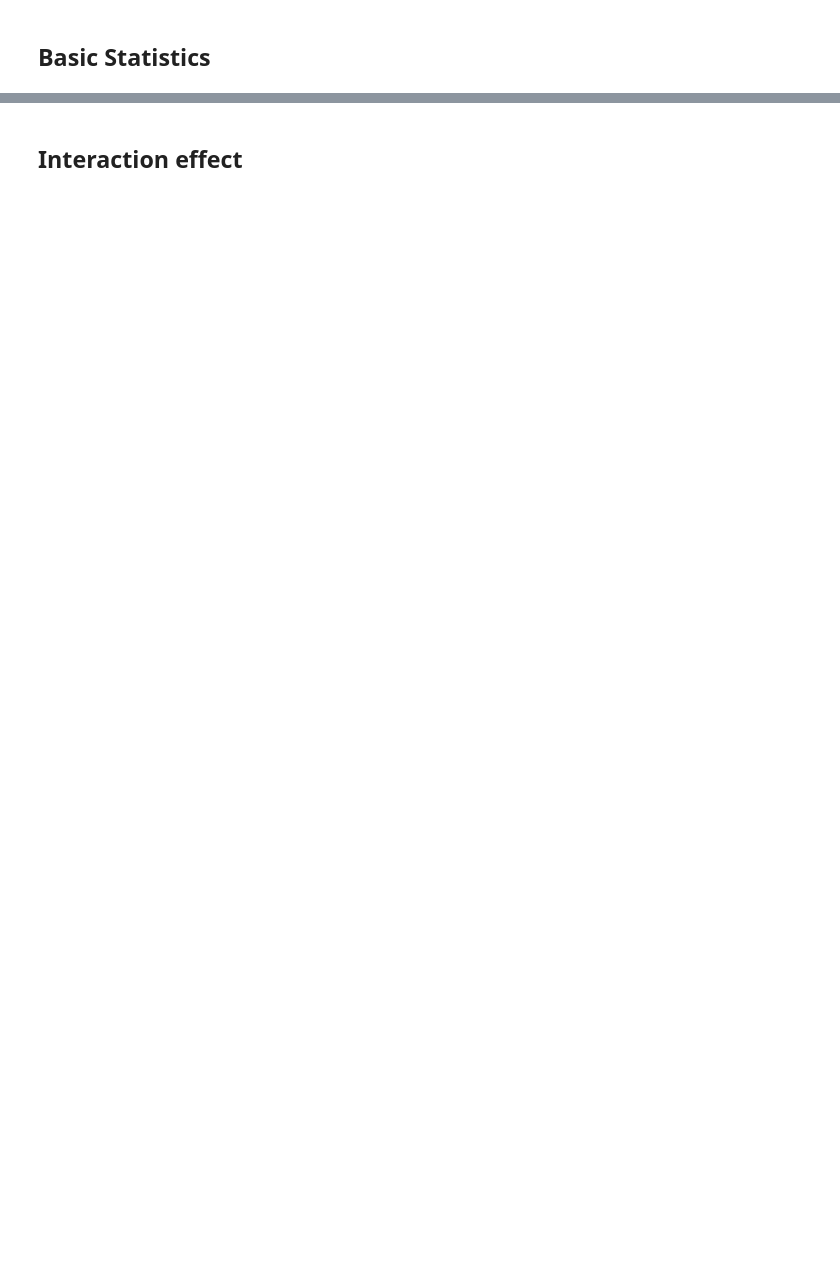
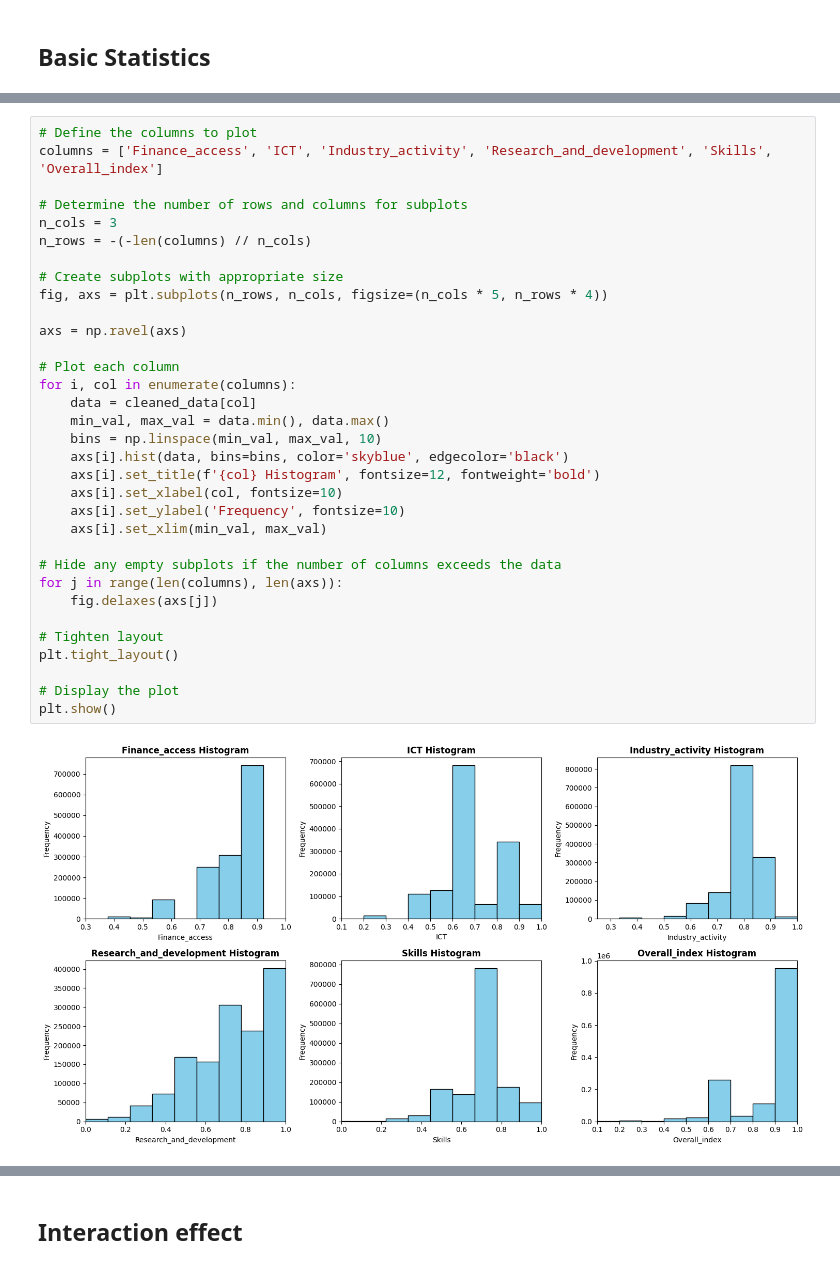
Before and after one commit to Moral-Machine-2024/timoklein, a Jupyter notebook: EDA.ipynb, the cells around one changed output, grey strips where cells are left out. Cells and saved outputs as stored; diff of their text form; blank space fills up the shorter version.

```diff
--- a/EDA.ipynb
+++ b/EDA.ipynb
@@ -257,0 +110,35 @@ with open('summary_table.tex', 'w') as f:
+# %%
+# Define the columns to plot
+columns = ['Finance_access', 'ICT', 'Industry_activity', 'Research_and_development', 'Skills', 'Overall_index']
+
+# Determine the number of rows and columns for subplots
+n_cols = 3
+n_rows = -(-len(columns) // n_cols)
+
+# Create subplots with appropriate size
+fig, axs = plt.subplots(n_rows, n_cols, figsize=(n_cols * 5, n_rows * 4))
+
+axs = np.ravel(axs)
+
+# Plot each column
+for i, col in enumerate(columns):
+    data = cleaned_data[col]
+    min_val, max_val = data.min(), data.max()
+    bins = np.linspace(min_val, max_val, 10)
+    axs[i].hist(data, bins=bins, color='skyblue', edgecolor='black')
+    axs[i].set_title(f'{col} Histogram', fontsize=12, fontweight='bold')
+    axs[i].set_xlabel(col, fontsize=10)
+    axs[i].set_ylabel('Frequency', fontsize=10)
+    axs[i].set_xlim(min_val, max_val)
+
+# Hide any empty subplots if the number of columns exceeds the data
+for j in range(len(columns), len(axs)):
+    fig.delaxes(axs[j])
+
+# Tighten layout
+plt.tight_layout()
+
+# Display the plot
+plt.show()
+# %% [output]
+[figure, added]
```
Also changed, not shown: parts of 25 cells of this notebook, 6 other files.
